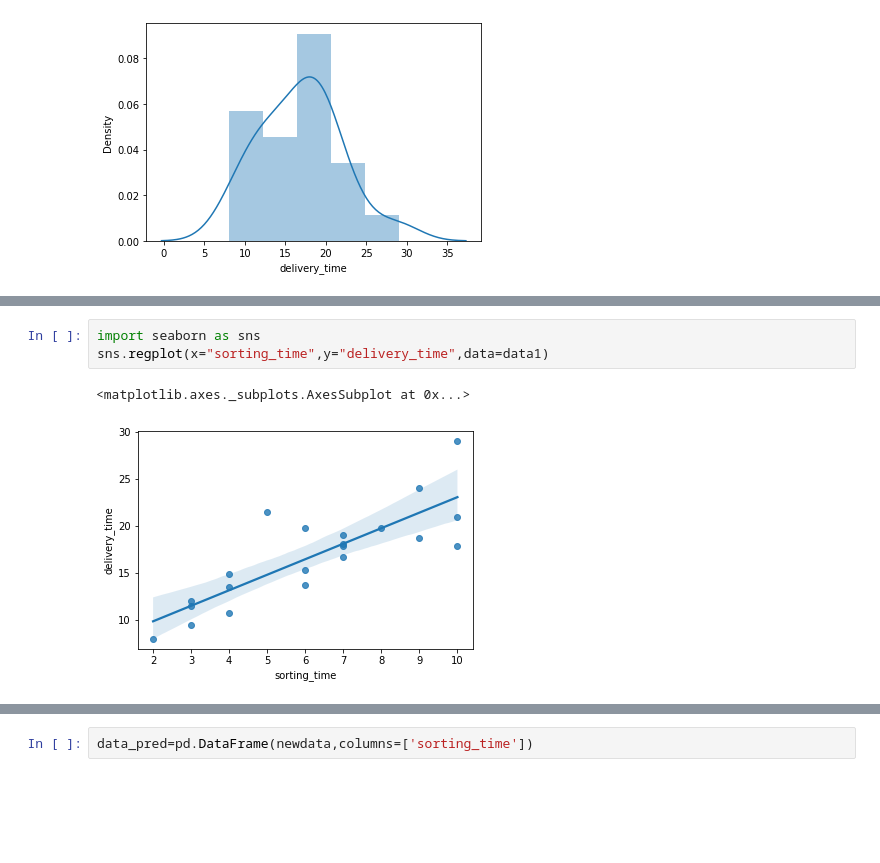
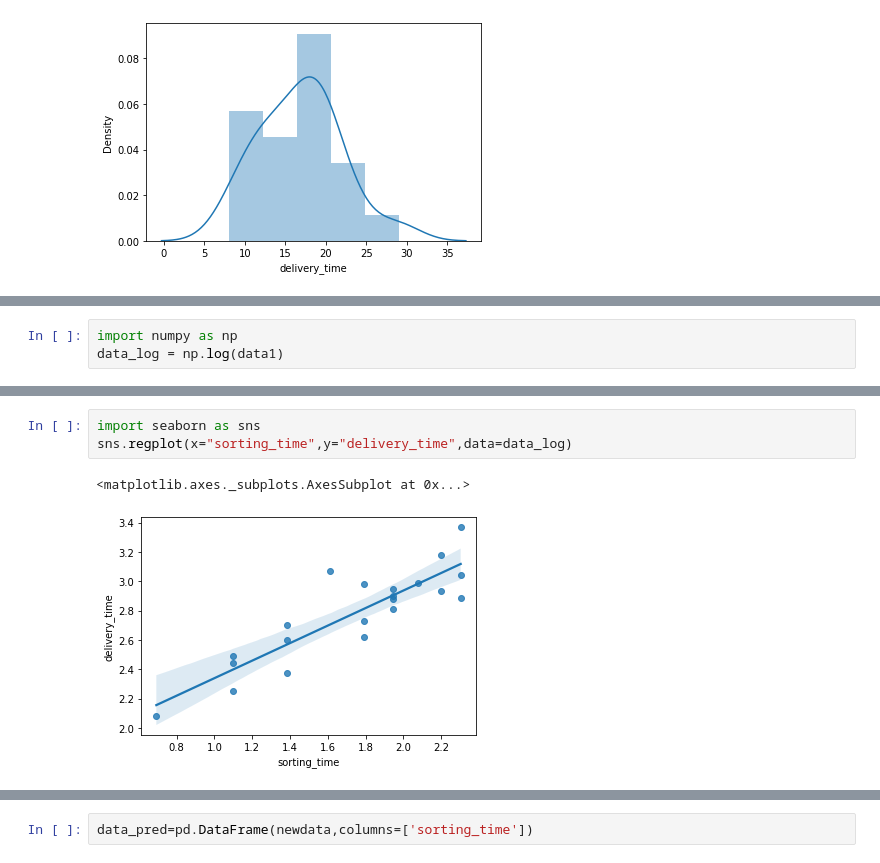
Before and after one commit to shrad1997/Linear_regression, a Jupyter notebook: Linear_regression.ipynb, the cells around one changed output, grey strips where cells are left out. Cells and saved outputs as stored; diff of their text form; blank space fills up the shorter version.

```diff
--- a/Linear_regression.ipynb
+++ b/Linear_regression.ipynb
@@ -118,0 +115,3 @@ sns.distplot(data1['delivery_time'])
+# %%
+import numpy as np
+data_log = np.log(data1)
@@ -127,10 +171,10 @@ model
 <statsmodels.regression.linear_model.RegressionResultsWrapper at 0x...>
 # %%
 import seaborn as sns
-sns.regplot(x="sorting_time",y="delivery_time",data=data1)
+sns.regplot(x="sorting_time",y="delivery_time",data=data_log)
 # %% [output]
 <matplotlib.axes._subplots.AxesSubplot at 0x...>
-[figure, old version]
+[figure, new version]
 # %%
 model.params
 # %% [output]
```
Also changed, not shown: parts of 23 cells of this notebook.
